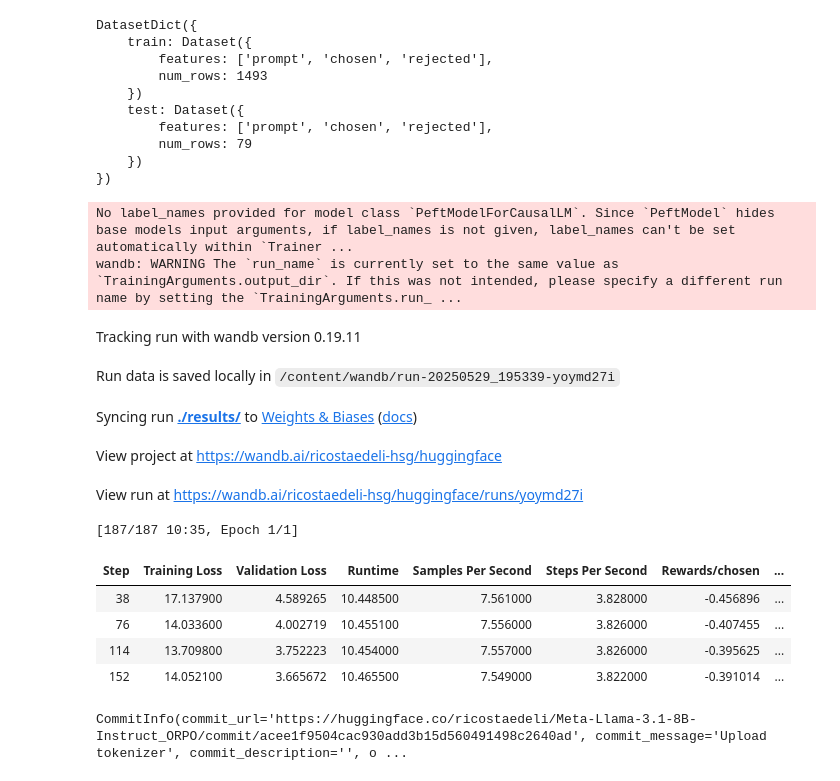
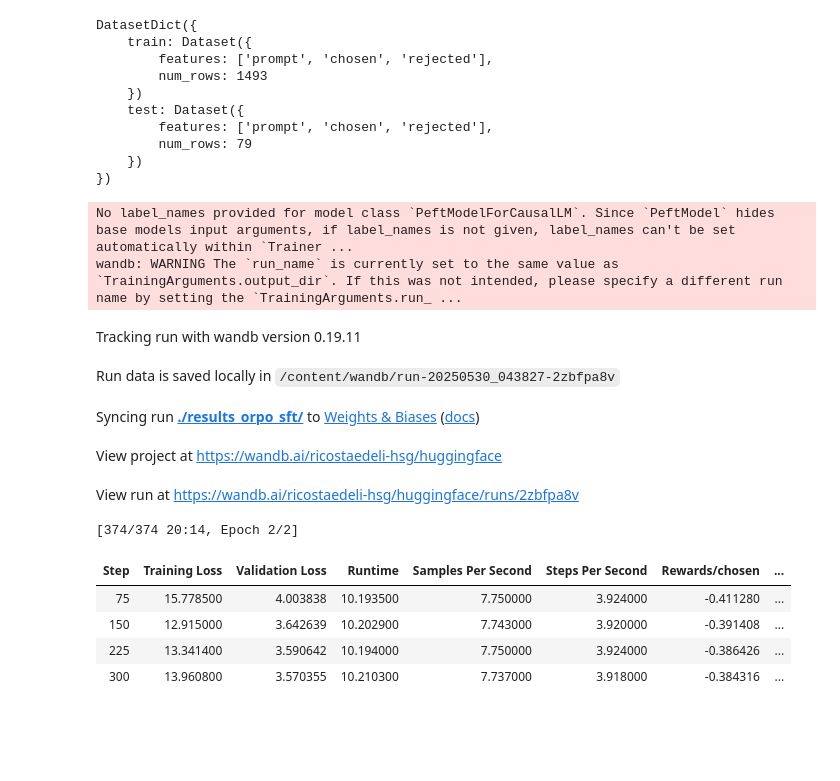
Before and after one commit to RicoStaedeli/NLP2025_CQG, a Jupyter notebook: Training/3_Training_4_ORPO_from_SFT.ipynb, the cells around one changed output. Saved outputs shown, nothing was run; the diff lists cells and outputs as text; code cells hidden in the pictures; blank space fills up the shorter version.

```diff
--- a/Training/3_Training_4_ORPO_from_SFT.ipynb
+++ b/Training/3_Training_4_ORPO_from_SFT.ipynb
@@ -50,9 +47,9 @@ Resolving deltas: 100% (948/948), done.
 #######################   STATIC VARIABLES      ################################
 ################################################################################
 
-TRAINING_NUMBER = 5
-BASE_MODEL_REPO = "meta-llama/Llama-3.1-8B-Instruct"
-MODEL_NAME = "Meta-Llama-3.1-8B-Instruct_ORPO"
+TRAINING_NUMBER = 6
+BASE_MODEL_REPO = "ricostaedeli/Meta-Llama-3.1-8B-Instruct_SFT"
+MODEL_NAME = "Meta-Llama-3.1-8B-Instruct_ORPO_SFT"
 
 ################################################################################
 #######################   PATH VARIABLES        ################################
@@ -221,42 +203,42 @@ orpo_args = ORPOConfig(
     beta=0.1,
     per_device_train_batch_size=2,
     per_device_eval_batch_size=2,
     gradient_accumulation_steps=4,
     remove_unused_columns=False,
     optim="paged_adamw_8bit",
-    num_train_epochs=1,
+    num_train_epochs=2,
     eval_strategy="steps",
     eval_steps=0.2,
     logging_steps=1,
     warmup_steps=10,
     report_to="wandb",
     output_dir="./results_orpo_sft/",
 )
 
 trainer = ORPOTrainer(
     model=model,
     args=orpo_args,
     train_dataset=dataset["train"],
     eval_dataset=dataset["test"],
     peft_config=peft_config,
     processing_class=tokenizer,
 )
 trainer.train()
 trainer.save_model(MODEL_NAME)
 # %% [output]
 No label_names provided for model class `PeftModelForCausalLM`. Since `PeftModel` hides base models input arguments, if label_names is not given, label_names can't be set automatically within `Trainer ...
 wandb: WARNING The `run_name` is currently set to the same value as `TrainingArguments.output_dir`. If this was not intended, please specify a different run name by setting the `TrainingArguments.run_ ...
 Tracking run with wandb version 0.19.11
-Run data is saved locally in /content/wandb/run-20250529_195339-yoymd27i
+Run data is saved locally in /content/wandb/run-20250530_043827-2zbfpa8v
-Syncing run ./results/ to Weights & Biases (docs)
+Syncing run ./results_orpo_sft/ to Weights & Biases (docs)
 View project at https://wandb.ai/ricostaedeli-hsg/huggingface
-View run at https://wandb.ai/ricostaedeli-hsg/huggingface/runs/yoymd27i
+View run at https://wandb.ai/ricostaedeli-hsg/huggingface/runs/2zbfpa8v
-[187/187 10:35, Epoch 1/1]
+[374/374 20:14, Epoch 2/2]
 | Step | Training Loss | Validation Loss | Runtime | Samples Per Second | Steps Per Second | Rewards/chosen | ... |
-| 38 | 17.137900 | 4.589265 | 10.448500 | 7.561000 | 3.828000 | -0.456896 | ... |
-| 76 | 14.033600 | 4.002719 | 10.455100 | 7.556000 | 3.826000 | -0.407455 | ... |
-| 114 | 13.709800 | 3.752223 | 10.454000 | 7.557000 | 3.826000 | -0.395625 | ... |
-| 152 | 14.052100 | 3.665672 | 10.465500 | 7.549000 | 3.822000 | -0.391014 | ... |
+| 75 | 15.778500 | 4.003838 | 10.193500 | 7.750000 | 3.924000 | -0.411280 | ... |
+| 150 | 12.915000 | 3.642639 | 10.202900 | 7.743000 | 3.920000 | -0.391408 | ... |
+| 225 | 13.341400 | 3.590642 | 10.194000 | 7.750000 | 3.924000 | -0.386426 | ... |
+| 300 | 13.960800 | 3.570355 | 10.210300 | 7.737000 | 3.918000 | -0.384316 | ... |
 # %%
 # Flush memory
 #del trainer, model
@@ -285,8 +267,6 @@ model = model.merge_and_unload()
 # %%
 model.push_to_hub(MODEL_NAME, use_temp_dir=False)
 tokenizer.push_to_hub(MODEL_NAME, use_temp_dir=False)
-# %% [output]
-CommitInfo(commit_url='https://huggingface.co/ricostaedeli/Meta-Llama-3.1-8B-Instruct_ORPO/commit/acee1f9504cac930add3b15d560491498c2640ad', commit_message='Upload tokenizer', commit_description='', o ...
 # %%
 os.chdir("NLP2025_CQG")
 !ls
```
Also changed, not shown: parts of 7 cells of this notebook.
